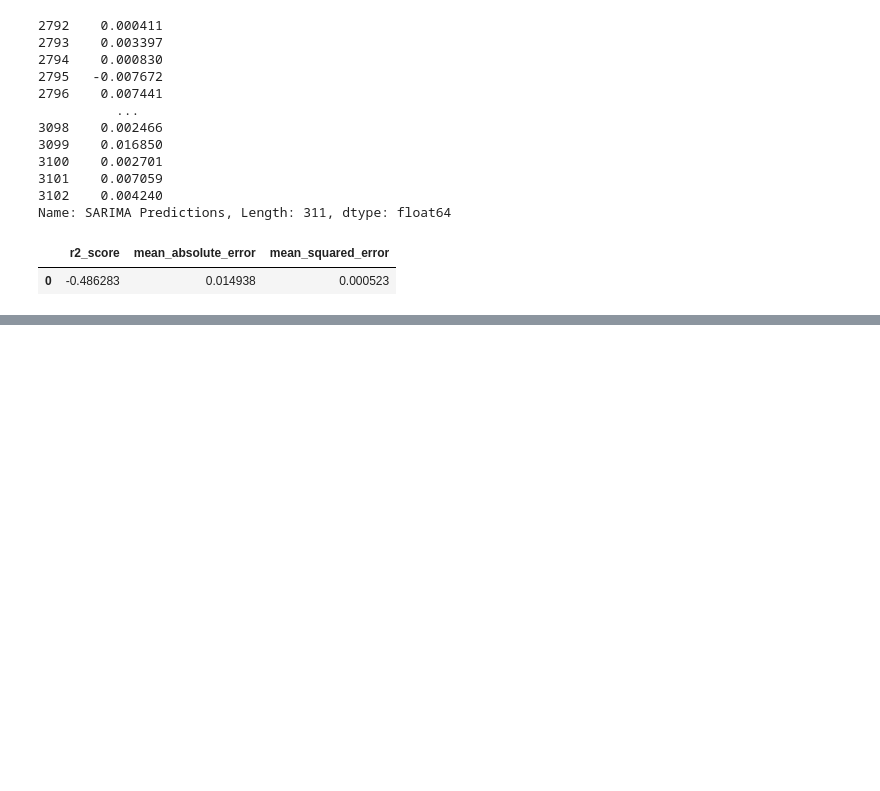
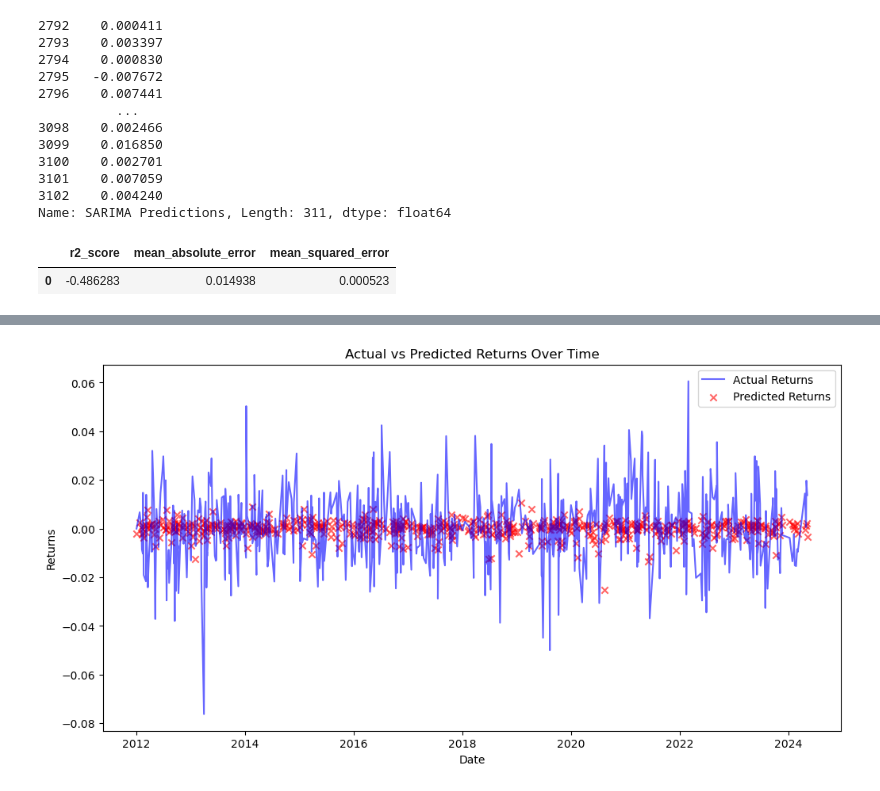
Before and after one commit to Rosma28/CA3_Strategic_Thinking, a Jupyter notebook: CA3_Capstone Project Report 2024017 Rosemary.ipynb, the cells around one changed output, grey strips where cells are left out. Saved outputs shown, nothing was run; the diff lists cells and outputs as text; code cells hidden in the pictures; blank space fills up the shorter version.

```diff
--- a/CA3_Capstone Project Report 2024017 Rosemary.ipynb
+++ b/CA3_Capstone Project Report 2024017 Rosemary.ipynb
@@ -1050,0 +1080,18 @@ print(model6.best_params_)
+# %%
+import matplotlib.pyplot as plt
+
+# Sort the test set by date to ensure chronological plotting
+y_test_sorted = y_test.sort_index()
+y_pred_sorted = pd.Series(y_pred, index=y_test_sorted.index)
+
+# Plot the actual vs predicted values
+plt.figure(figsize=(12, 6))
+plt.plot(y_test_sorted.index, y_test_sorted, label='Actual Returns', color='blue', alpha=0.6, linestyle='-')
+plt.scatter(y_test_sorted.index, y_pred_sorted, label='Predicted Returns', color='red', alpha=0.6, marker='x')
+plt.xlabel('Date')
+plt.ylabel('Returns')
+plt.title('Actual vs Predicted Returns Over Time')
+plt.legend()
+plt.show()
+# %% [output]
+[figure, added]
```
Also changed, not shown: parts of 5 cells of this notebook, 2 other files.
